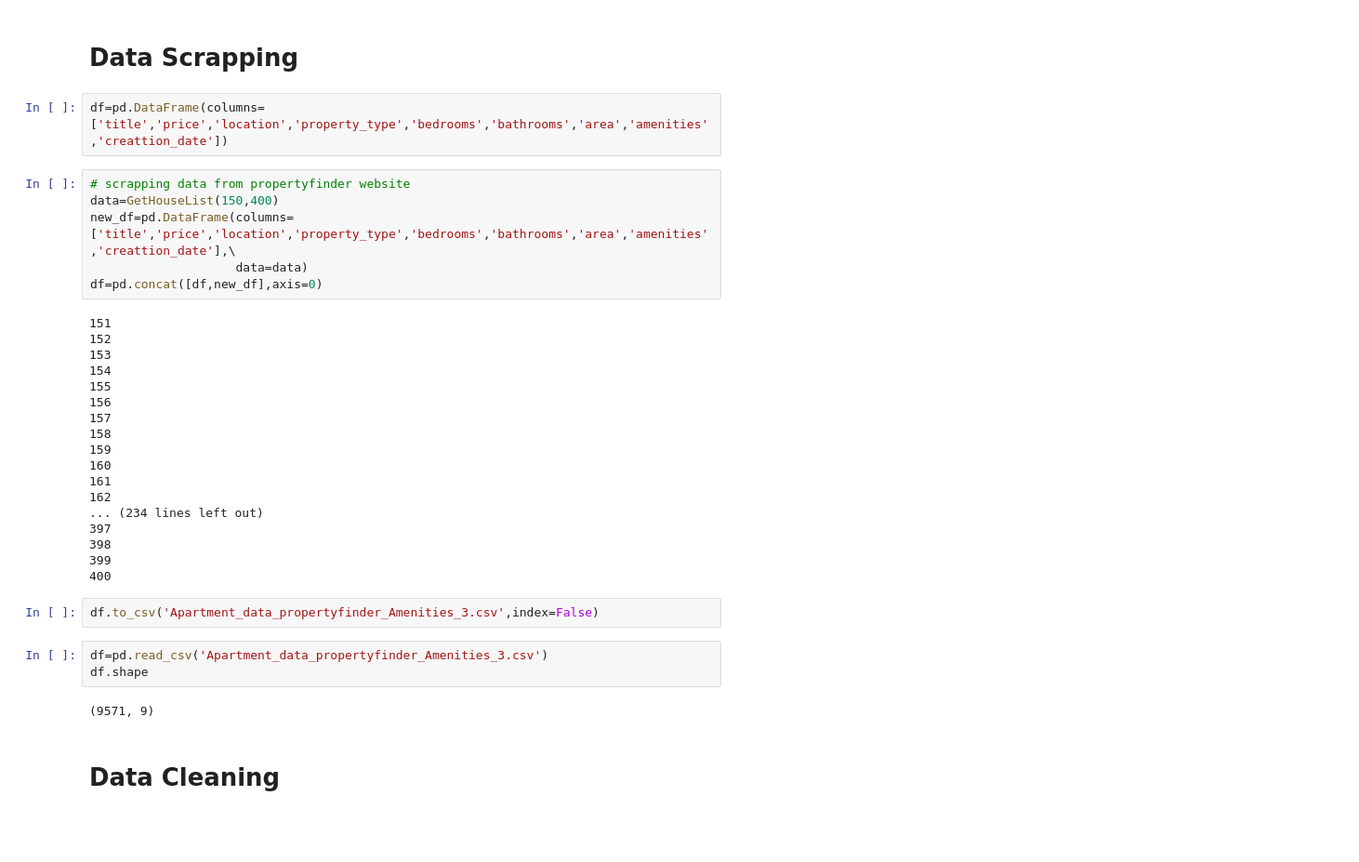
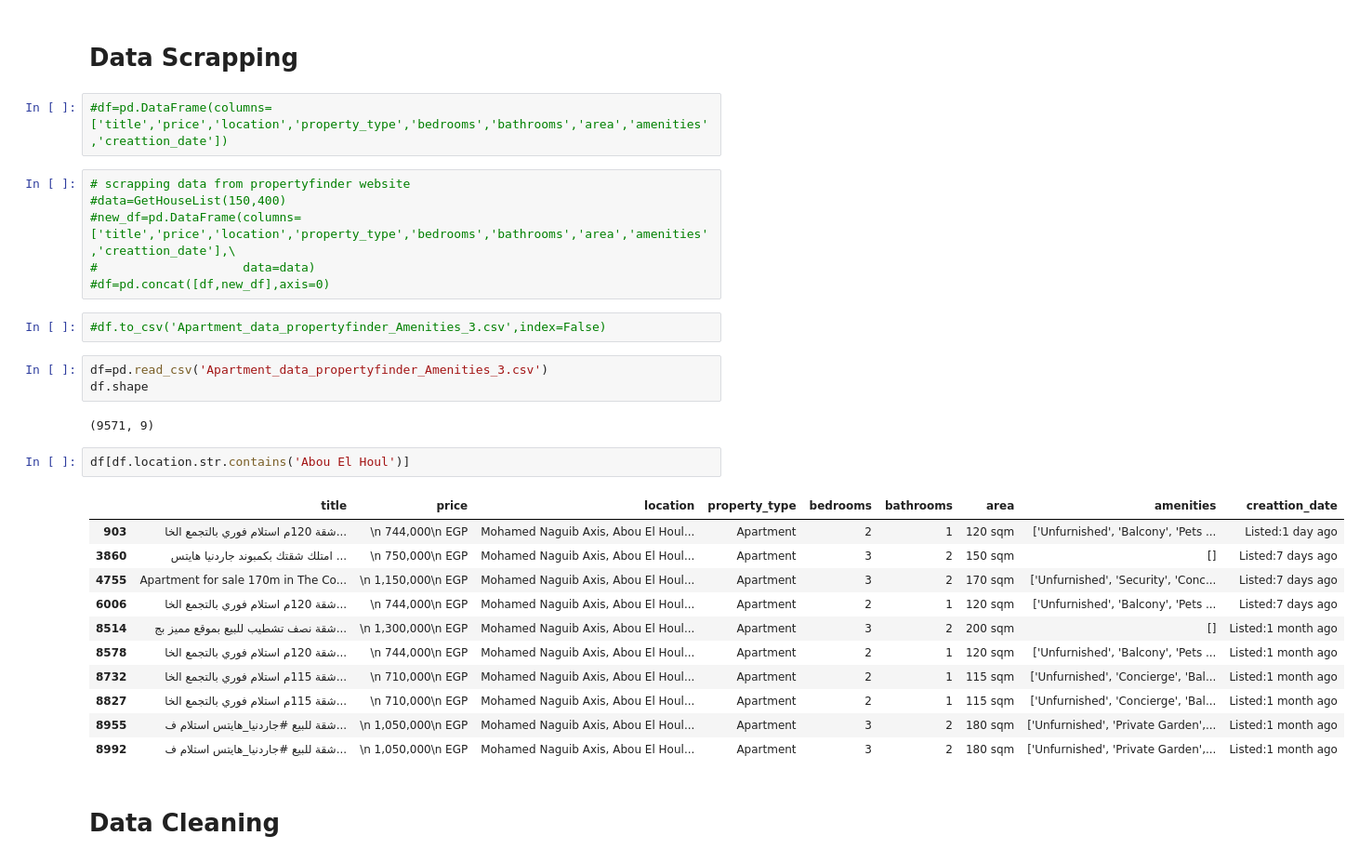
Before and after one commit to saadelshazly2020/Data-Analysis, a Jupyter notebook: Predicting House Price Project/Housing Pricing_PropFinder.ipynb, the cells around one changed output. Shown at 93% size. Saved outputs shown, nothing was run; the diff lists cells and outputs as text; blank space fills up the shorter version.

```diff
--- a/Predicting House Price Project/Housing Pricing_PropFinder.ipynb
+++ b/Predicting House Price Project/Housing Pricing_PropFinder.ipynb
@@ -24,38 +24,34 @@ np.random.seed(123)
 # %% [markdown]
 # Data Scrapping
 # %%
-df=pd.DataFrame(columns=['title','price','location','property_type','bedrooms','bathrooms','area','amenities','creattion_date'])
+#df=pd.DataFrame(columns=['title','price','location','property_type','bedrooms','bathrooms','area','amenities','creattion_date'])
 # %%
 # scrapping data from propertyfinder website
-data=GetHouseList(150,400)
-new_df=pd.DataFrame(columns=['title','price','location','property_type','bedrooms','bathrooms','area','amenities','creattion_date'],\
-                    data=data)
-df=pd.concat([df,new_df],axis=0)
+#data=GetHouseList(150,400)
+#new_df=pd.DataFrame(columns=['title','price','location','property_type','bedrooms','bathrooms','area','amenities','creattion_date'],\
+#                    data=data)
+#df=pd.concat([df,new_df],axis=0)
-# %% [output]
-151
-152
-153
-154
-155
-156
-157
-158
-159
-160
-161
-162
-... (234 lines left out)
-397
-398
-399
-400
 # %%
-df.to_csv('Apartment_data_propertyfinder_Amenities_3.csv',index=False)
+#df.to_csv('Apartment_data_propertyfinder_Amenities_3.csv',index=False)
 # %%
 df=pd.read_csv('Apartment_data_propertyfinder_Amenities_3.csv')
 df.shape
 # %% [output]
 (9571, 9)
+# %%
+df[df.location.str.contains('Abou El Houl')]
+# %% [output]
+|  | title | price | location | property_type | bedrooms | bathrooms | area | amenities | creattion_date |
+| 903 | شقة 120م استلام فوري بالتجمع الخا... | \n 744,000\n EGP | Mohamed Naguib Axis, Abou El Houl... | Apartment | 2 | 1 | 120 sqm | ['Unfurnished', 'Balcony', 'Pets ... | Listed:1 day ago |
+| 3860 | امتلك شقتك بكمبوند جاردنيا هايتس ... | \n 750,000\n EGP | Mohamed Naguib Axis, Abou El Houl... | Apartment | 3 | 2 | 150 sqm | [] | Listed:7 days ago |
+| 4755 | Apartment for sale 170m in The Co... | \n 1,150,000\n EGP | Mohamed Naguib Axis, Abou El Houl... | Apartment | 3 | 2 | 170 sqm | ['Unfurnished', 'Security', 'Conc... | Listed:7 days ago |
+| 6006 | شقة 120م استلام فوري بالتجمع الخا... | \n 744,000\n EGP | Mohamed Naguib Axis, Abou El Houl... | Apartment | 2 | 1 | 120 sqm | ['Unfurnished', 'Balcony', 'Pets ... | Listed:7 days ago |
+| 8514 | شقة نصف تشطيب للبيع بموقع مميز بج... | \n 1,300,000\n EGP | Mohamed Naguib Axis, Abou El Houl... | Apartment | 3 | 2 | 200 sqm | [] | Listed:1 month ago |
+| 8578 | شقة 120م استلام فوري بالتجمع الخا... | \n 744,000\n EGP | Mohamed Naguib Axis, Abou El Houl... | Apartment | 2 | 1 | 120 sqm | ['Unfurnished', 'Balcony', 'Pets ... | Listed:1 month ago |
+| 8732 | شقة 115م استلام فوري بالتجمع الخا... | \n 710,000\n EGP | Mohamed Naguib Axis, Abou El Houl... | Apartment | 2 | 1 | 115 sqm | ['Unfurnished', 'Concierge', 'Bal... | Listed:1 month ago |
+| 8827 | شقة 115م استلام فوري بالتجمع الخا... | \n 710,000\n EGP | Mohamed Naguib Axis, Abou El Houl... | Apartment | 2 | 1 | 115 sqm | ['Unfurnished', 'Concierge', 'Bal... | Listed:1 month ago |
+| 8955 | شقة للبيع #جاردنيا_هايتس استلام ف... | \n 1,050,000\n EGP | Mohamed Naguib Axis, Abou El Houl... | Apartment | 3 | 2 | 180 sqm | ['Unfurnished', 'Private Garden',... | Listed:1 month ago |
+| 8992 | شقة للبيع #جاردنيا_هايتس استلام ف... | \n 1,050,000\n EGP | Mohamed Naguib Axis, Abou El Houl... | Apartment | 3 | 2 | 180 sqm | ['Unfurnished', 'Private Garden',... | Listed:1 month ago |
 # %% [markdown]
 # Data Cleaning
 # %%
```
Also changed, not shown: parts of 24 cells of this notebook, 14 other files.
